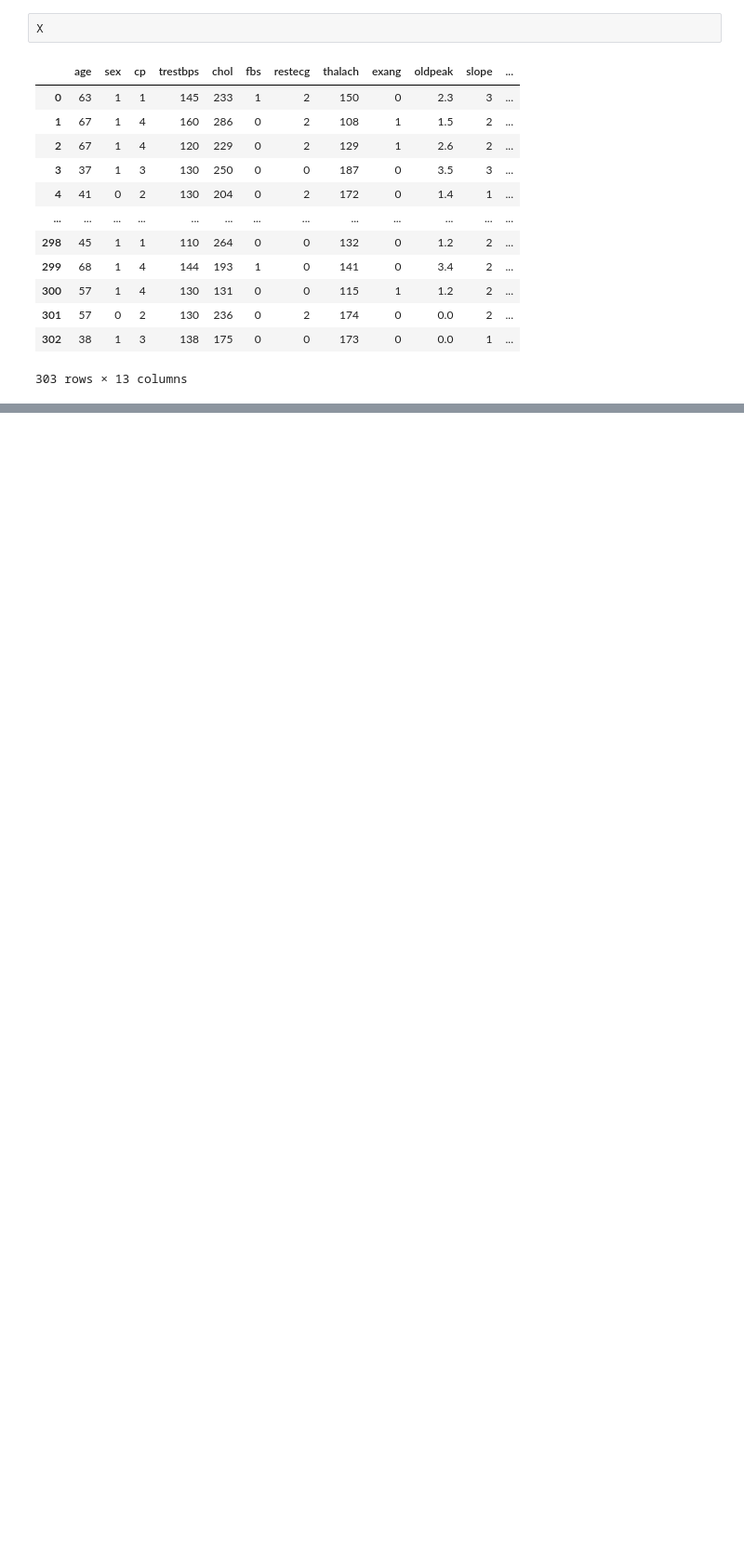
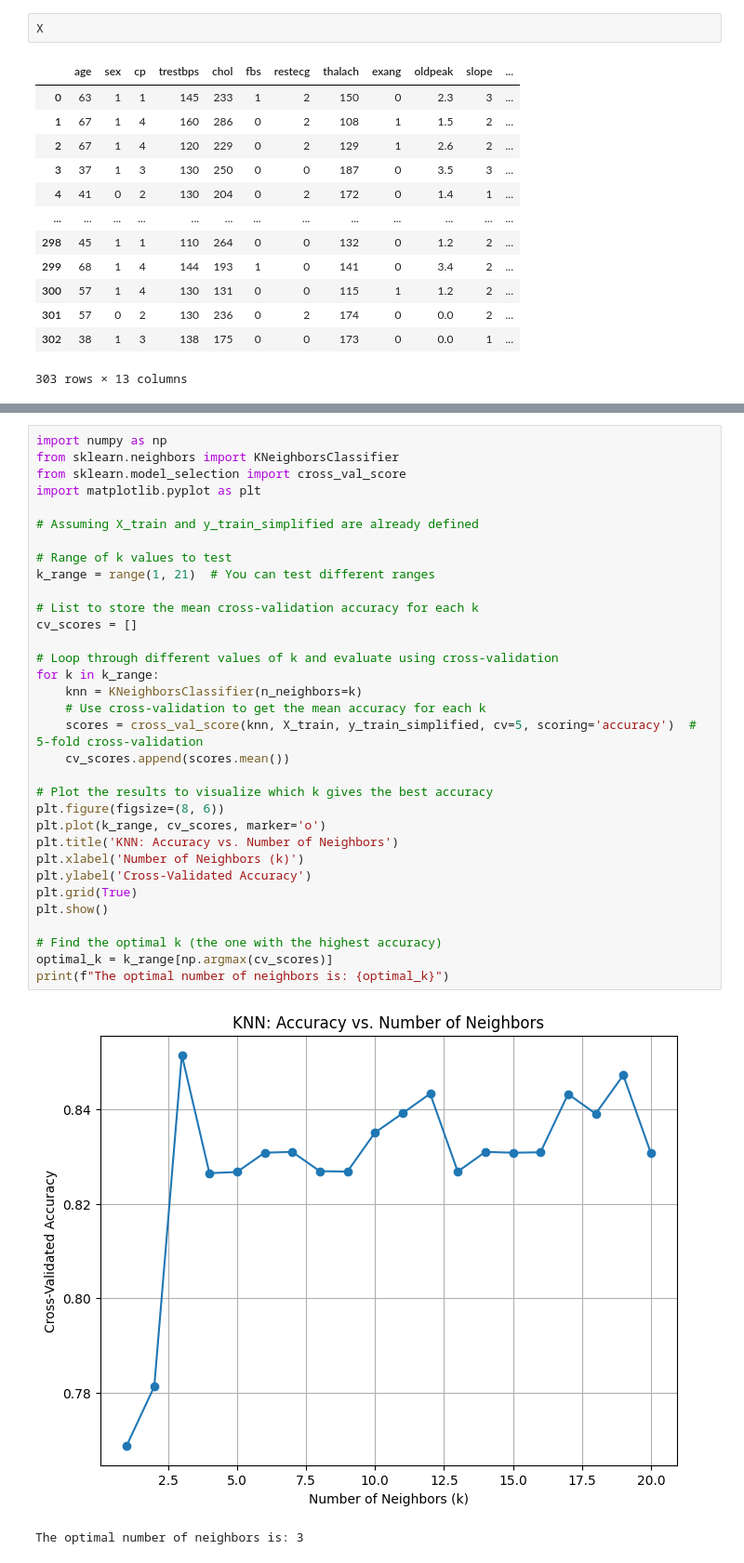
Before and after one commit to Shinkai-nm/data_mining_project1, a Jupyter notebook: Model Experiment /Raw Data/data_downloader.ipynb, the cells around one changed output, grey strips where cells are left out. Shown: that part at 93% size. Drawn from its saved outputs; the diff is of its cells as text; blank space fills up the shorter version.

```diff
--- a/Model Experiment /Raw Data/data_downloader.ipynb
+++ b/Model Experiment /Raw Data/data_downloader.ipynb
@@ -119,0 +366,36 @@ X
+# %%
+import numpy as np
+from sklearn.neighbors import KNeighborsClassifier
+from sklearn.model_selection import cross_val_score
+import matplotlib.pyplot as plt
+
+# Assuming X_train and y_train_simplified are already defined
+
+# Range of k values to test
+k_range = range(1, 21)  # You can test different ranges
+
+# List to store the mean cross-validation accuracy for each k
+cv_scores = []
+
+# Loop through different values of k and evaluate using cross-validation
+for k in k_range:
+    knn = KNeighborsClassifier(n_neighbors=k)
+    # Use cross-validation to get the mean accuracy for each k
+    scores = cross_val_score(knn, X_train, y_train_simplified, cv=5, scoring='accuracy')  # 5-fold cross-validation
+    cv_scores.append(scores.mean())
+
+# Plot the results to visualize which k gives the best accuracy
+plt.figure(figsize=(8, 6))
+plt.plot(k_range, cv_scores, marker='o')
+plt.title('KNN: Accuracy vs. Number of Neighbors')
+plt.xlabel('Number of Neighbors (k)')
+plt.ylabel('Cross-Validated Accuracy')
+plt.grid(True)
+plt.show()
+
+# Find the optimal k (the one with the highest accuracy)
+optimal_k = k_range[np.argmax(cv_scores)]
+print(f"The optimal number of neighbors is: {optimal_k}")
+# %% [output]
+[figure, added]
+The optimal number of neighbors is: 3
```
Also changed, not shown: parts of 16 cells of this notebook, 11 other files.
